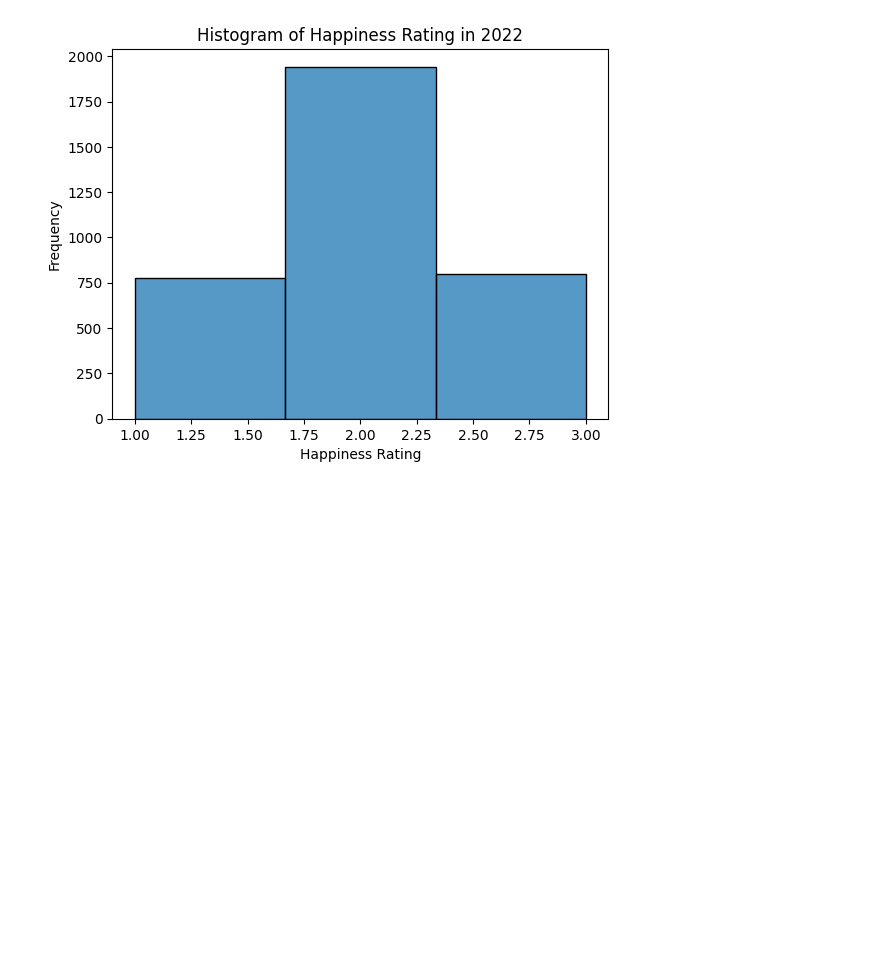
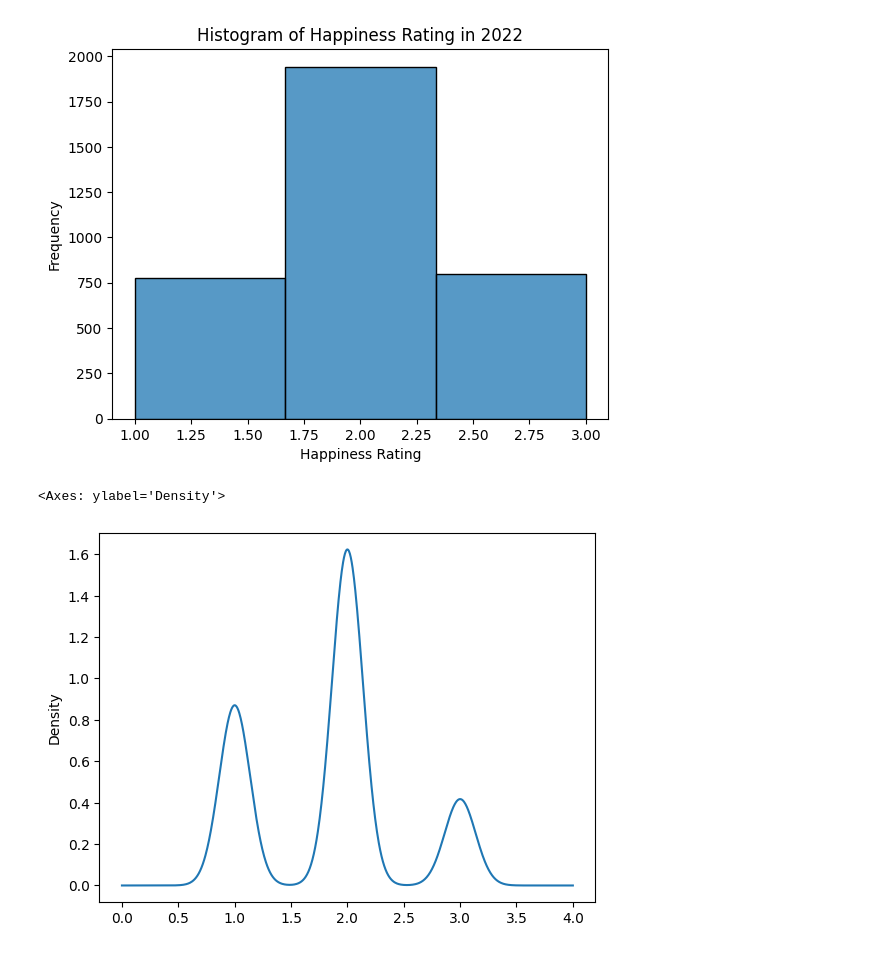
Before and after one commit to DS3001/group5, a Jupyter notebook: Copy_of_john.ipynb, the cells around one changed output. Drawn from its saved outputs; the diff is of its cells as text; code cells hidden in the pictures; blank space fills up the shorter version.

Commit message:
added 3 kernel density plots (1 grouped)

```diff
--- a/Copy_of_john.ipynb
+++ b/Copy_of_john.ipynb
@@ -115,3 +115,10 @@ Text(0, 0.5, 'Frequency')
 [figure]
 # %%
 # merge dataframes from both df_mods
+# %%
+# kernel density for 2018
+
+df_2018['HAPPY_2018'].plot.density()
+# %% [output]
+<Axes: ylabel='Density'>
+[figure, added]
```
Also changed, not shown: parts of 3 cells of this notebook.
